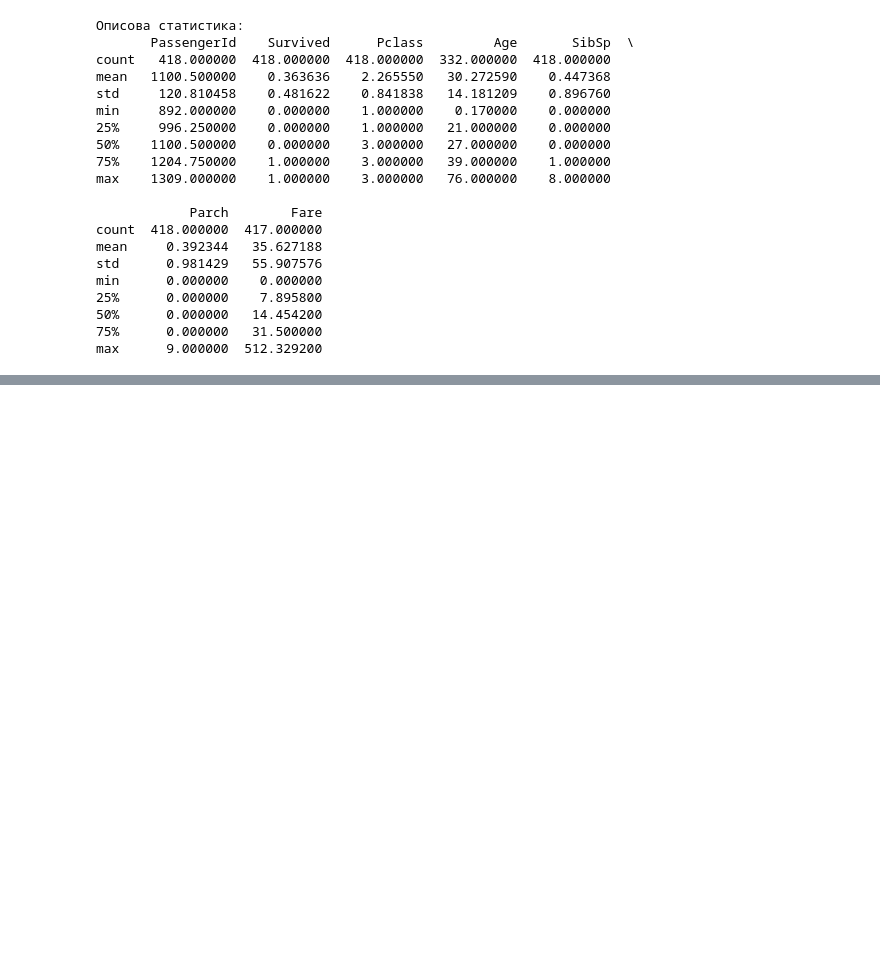
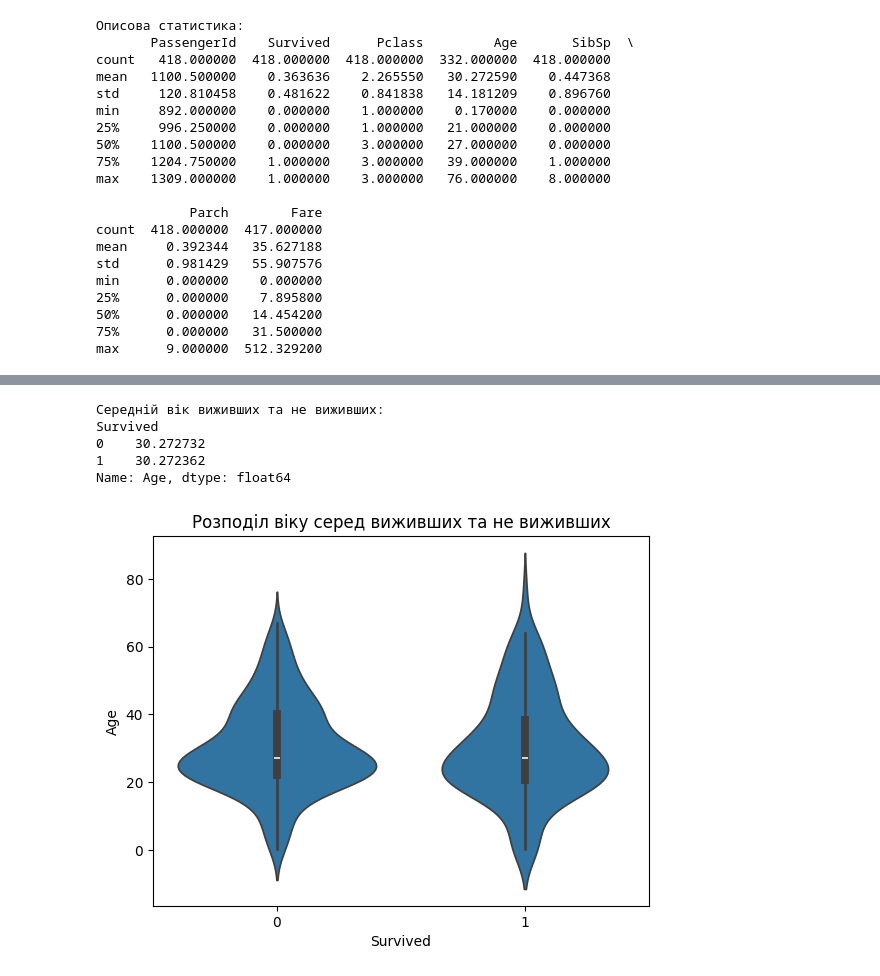
Before and after one commit to nazarmatiukha/Machine-learning-4-7, a Jupyter notebook: lab2/Matiukha_4-7_lab2_2.ipynb, the cells around one changed output, grey strips where cells are left out. Saved outputs shown, nothing was run; the diff lists cells and outputs as text; code cells hidden in the pictures; blank space fills up the shorter version.

```diff
--- a/lab2/Matiukha_4-7_lab2_2.ipynb
+++ b/lab2/Matiukha_4-7_lab2_2.ipynb
@@ -209,6 +317,19 @@ print(df)
 # %%
 #16. Визначте середній вік тих, хто вижив, і тих, хто не вижив. Чи
 #впливає вік на виживання (дати відповідь)?
+print("\nСередній вік виживших та не виживших:")
+print(df.groupby('Survived')['Age'].mean())
+
+sns.violinplot(x='Survived', y='Age', data=df)
+plt.title("Розподіл віку серед виживших та не виживших")
+plt.show()
+# %% [output]
+Середній вік виживших та не виживших:
+Survived
+0    30.272732
+1    30.272362
+Name: Age, dtype: float64
+[figure, added]
 # %%
 #17. Розподіліть пасажирів на групи за рівнями тарифів (Fare) і
 #обчисліть рівень виживання для кожної групи. Як тариф впливав на
```
Also changed, not shown: parts of 15 cells of this notebook.
